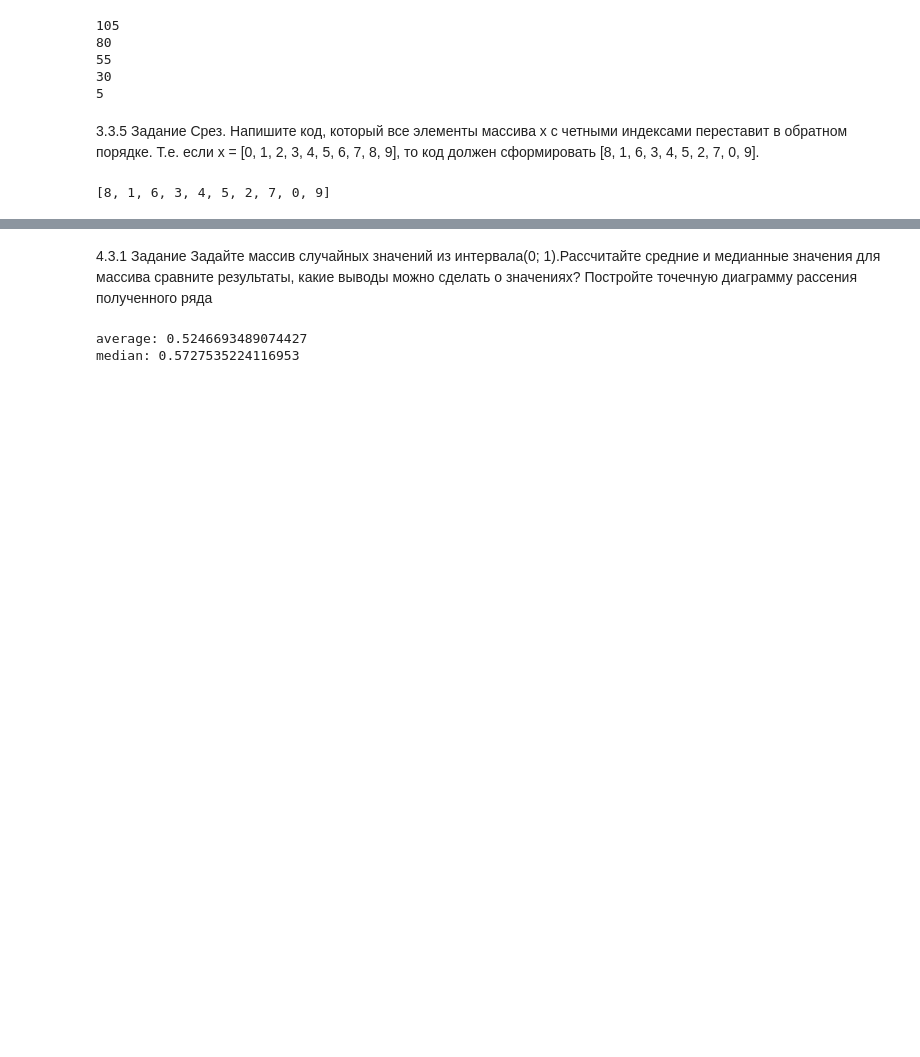
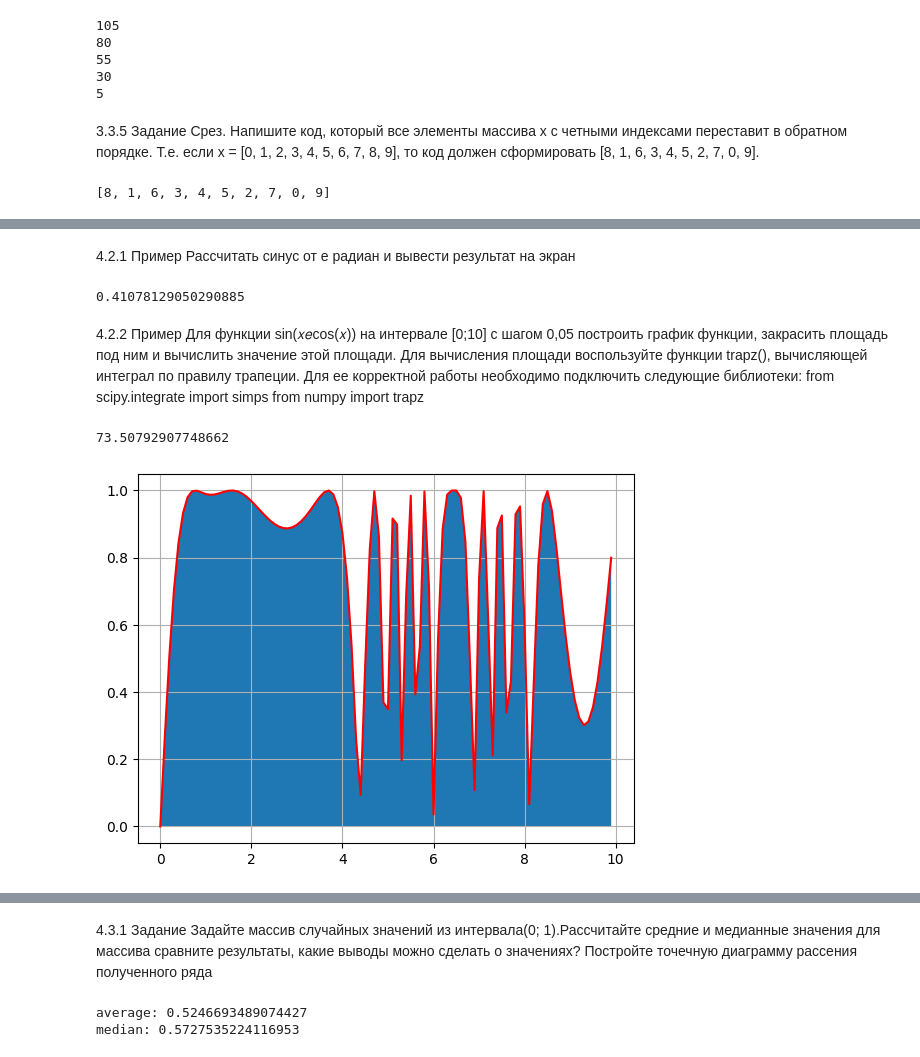
Before and after one commit to yakaska/mirea_artificial_intelligence, a Jupyter notebook: Yakushev_VP_Workbook1.ipynb, the cells around one changed output, grey strips where cells are left out. Drawn from its saved outputs; the diff is of its cells as text; code cells hidden in the pictures; blank space fills up the shorter version.

```diff
--- a/Yakushev_VP_Workbook1.ipynb
+++ b/Yakushev_VP_Workbook1.ipynb
@@ -98,0 +257,36 @@ print(x)
+# %% [markdown]
+4.2.1 Пример
+Рассчитать синус от е радиан и вывести результат на экран
+# %%
+import math as m
+
+print(m.sin(m.e))
+# %% [output]
+0.41078129050290885
+# %% [markdown]
+4.2.2 Пример
+Для функции sin(𝑥𝑒cos(𝑥)) на интервале [0;10] с шагом 0,05 построить
+график функции, закрасить площадь под ним и вычислить значение
+этой площади.
+Для вычисления площади воспользуйте функции trapz(), вычисляющей
+интеграл по правилу трапеции. Для ее корректной работы необходимо
+подключить следующие библиотеки:
+from scipy.integrate import simps
+from numpy import trapz
+# %%
+import numpy as np
+import matplotlib.pyplot as plt
+from scipy.integrate import simps
+from numpy import trapz
+
+x = np.arange(0.0, 10, 0.1)
+y = np.abs(np.sin(x * np.exp(np.cos(x))))
+plt.grid()
+plt.plot(x, y, c='r')
+plt.fill_between(x, y)
+
+area = trapz(y)
+print(area)
+# %% [output]
+73.50792907748662
+[figure, added]
```
Also changed, not shown: parts of 21 cells of this notebook.
